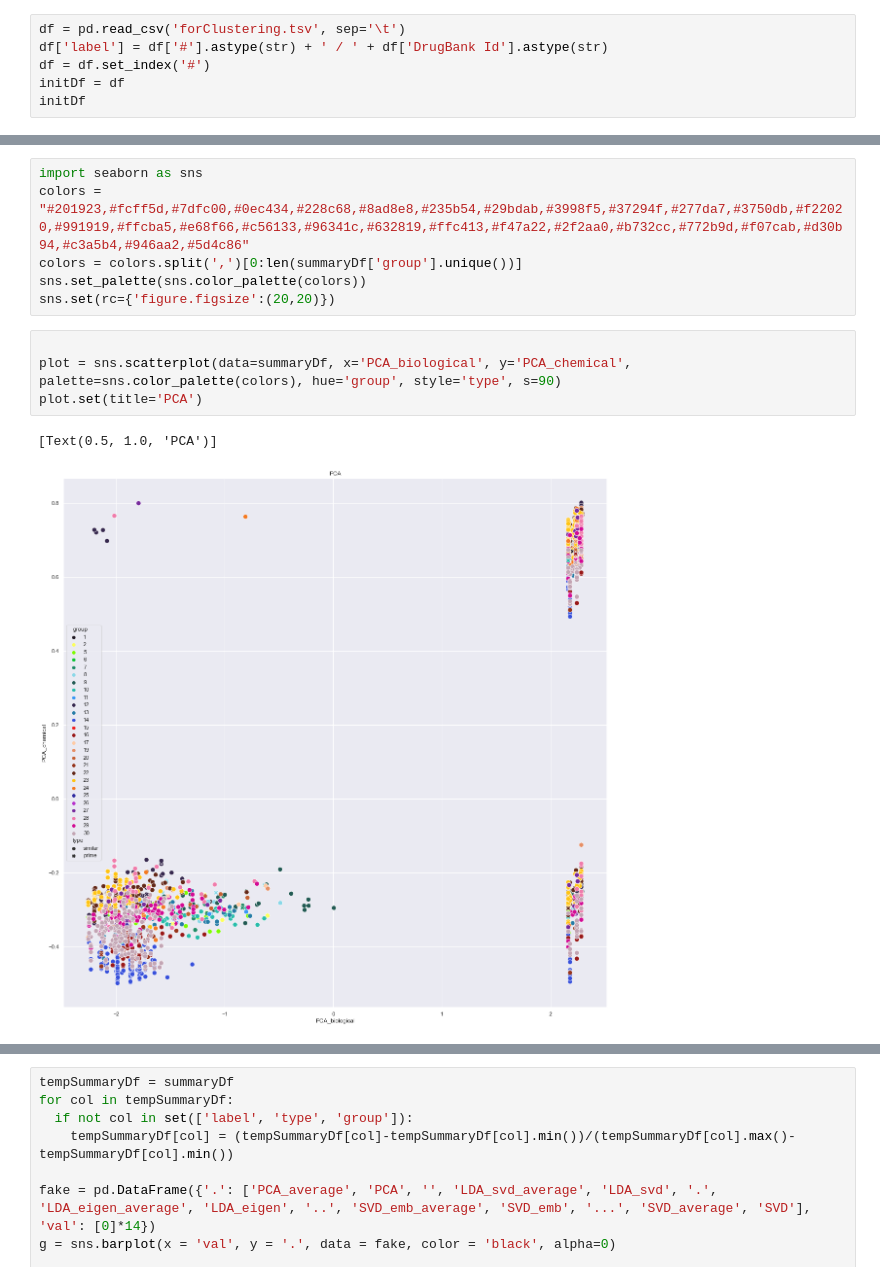
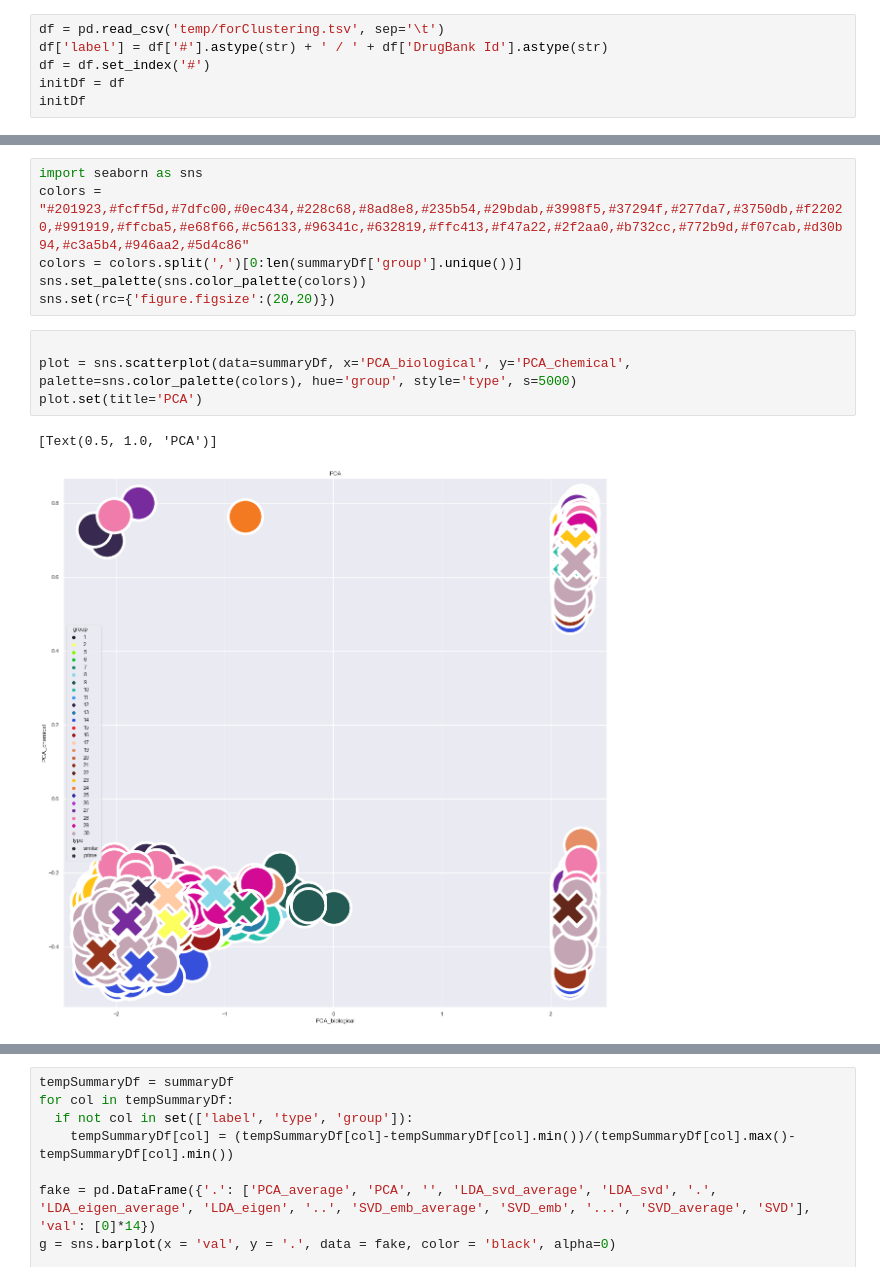
Before and after one commit to pustoshilov-d/CAVD_drug_repurposing, a Jupyter notebook: clustering.ipynb, the cells around one changed output, grey strips where cells are left out. Cells and saved outputs as stored; diff of their text form.

```diff
--- a/clustering.ipynb
+++ b/clustering.ipynb
@@ -15,7 +15,7 @@ supportiveCols = supportiveCols.split('\t')
 bioCols = bioCols.split('\t')
 chemCols = chemCols.split('\t')
 # %%
-df = pd.read_csv('forClustering.tsv', sep='\t')
+df = pd.read_csv('temp/forClustering.tsv', sep='\t')
 df['label'] = df['#'].astype(str) + ' / ' + df['DrugBank Id'].astype(str)
 df = df.set_index('#')
 initDf = df
@@ -448,9 +448,9 @@ sns.set_palette(sns.color_palette(colors))
 sns.set(rc={'figure.figsize':(20,20)})
 # %%
 
-plot = sns.scatterplot(data=summaryDf, x='PCA_biological', y='PCA_chemical', palette=sns.color_palette(colors), hue='group', style='type', s=90)
+plot = sns.scatterplot(data=summaryDf, x='PCA_biological', y='PCA_chemical', palette=sns.color_palette(colors), hue='group', style='type', s=5000)
 plot.set(title='PCA')
 # %% [output]
 [Text(0.5, 1.0, 'PCA')]
-[figure, old version]
+[figure, new version]
 # %%
```
Also changed, not shown: parts of 8 cells of this notebook, 5 other files.
